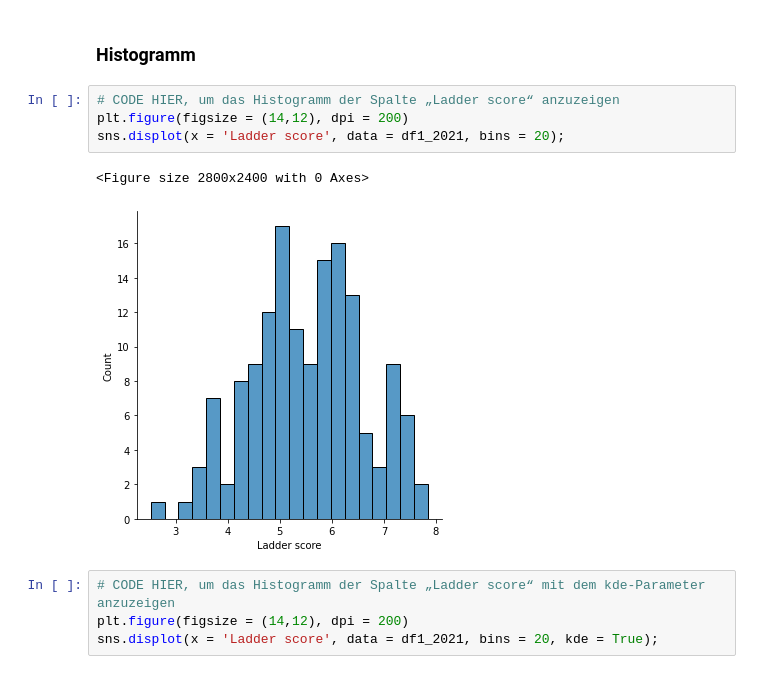
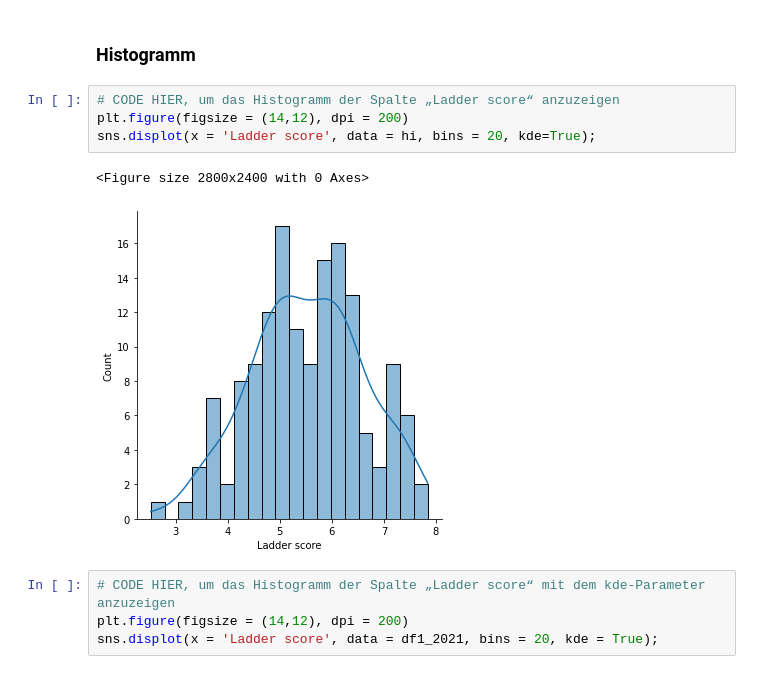
Before and after one commit to bulent-1111/Data_Science, a Jupyter notebook: DE_Pandas_Unterricht_Notebook/Statistics_WHR_01_De_mty.ipynb, the cells around one changed output. Cells and saved outputs as stored; diff of their text form.

```diff
--- a/DE_Pandas_Unterricht_Notebook/Statistics_WHR_01_De_mty.ipynb
+++ b/DE_Pandas_Unterricht_Notebook/Statistics_WHR_01_De_mty.ipynb
@@ -368,10 +349,10 @@ Im Allgemeinen, wenn die Form ist
 # %%
 # CODE HIER, um das Histogramm der Spalte „Ladder score“ anzuzeigen
 plt.figure(figsize = (14,12), dpi = 200)
-sns.displot(x = 'Ladder score', data = df1_2021, bins = 20);
+sns.displot(x = 'Ladder score', data = hi, bins = 20, kde=True);
 # %% [output]
 <Figure size 2800x2400 with 0 Axes>
-[figure, old version]
+[figure, new version]
 # %%
 # CODE HIER, um das Histogramm der Spalte „Ladder score“ mit dem kde-Parameter anzuzeigen
 plt.figure(figsize = (14,12), dpi = 200)
```
Also changed, not shown: parts of 9 cells of this notebook, 2 other files.
